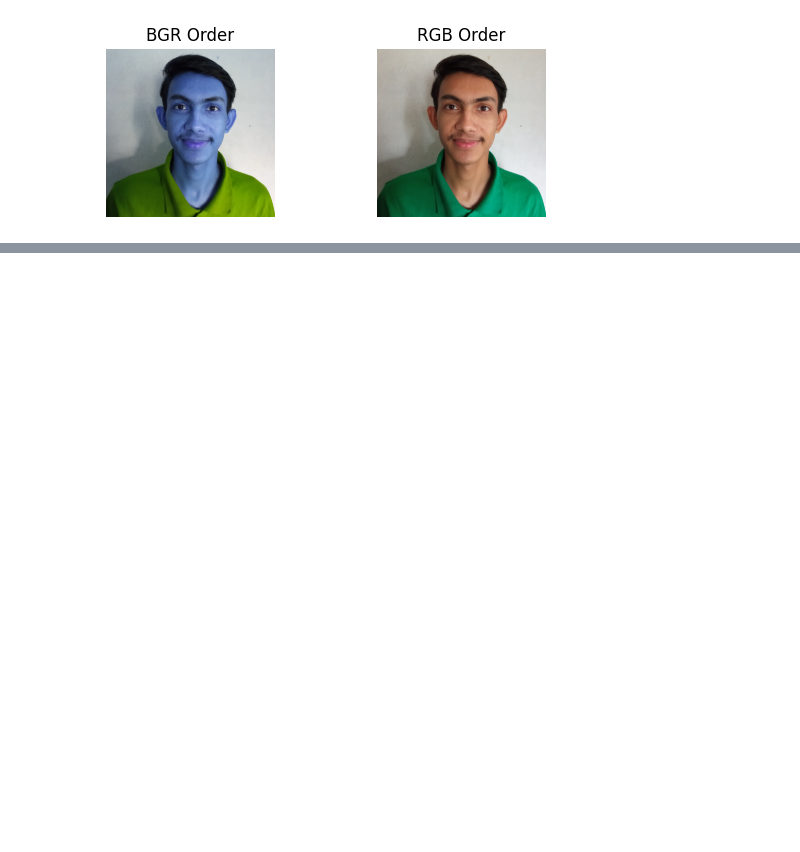
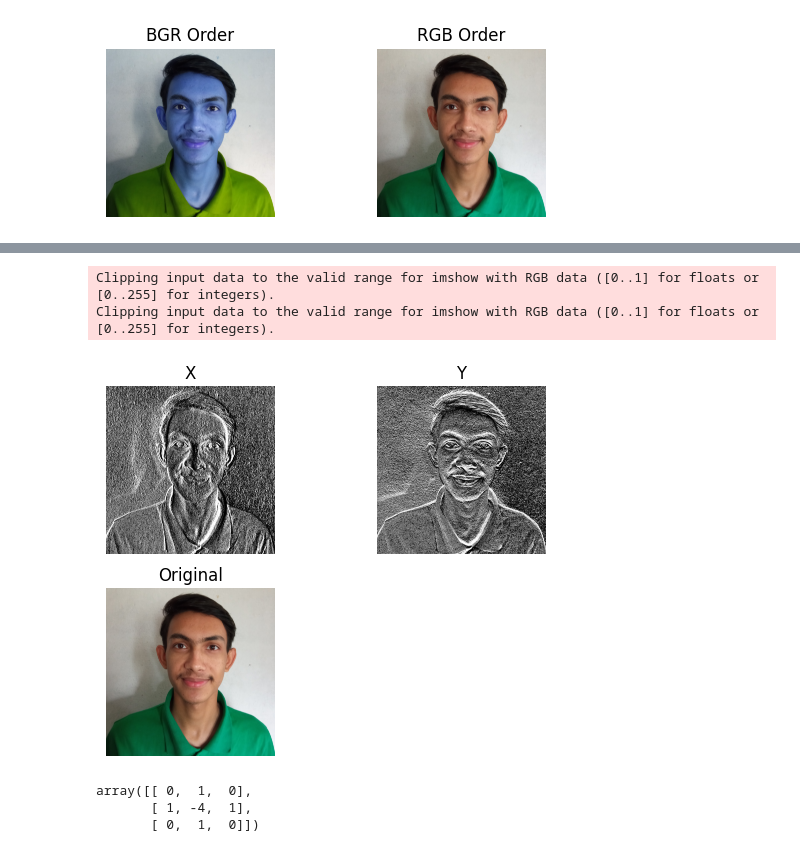
Before and after one commit to Arktetra/improc, a Jupyter notebook: notebooks/roshan_lab_1.ipynb, the cells around one changed output, grey strips where cells are left out. Drawn from its saved outputs; the diff is of its cells as text; code cells hidden in the pictures; blank space fills up the shorter version.

Commit message:
add: temp sobel & laplace (bad impl)

```diff
--- a/notebooks/roshan_lab_1.ipynb
+++ b/notebooks/roshan_lab_1.ipynb
@@ -139,0 +166,4 @@ mtpplt.show()
+# %%
+img_path = "../assets/images/rt.jpg"
+org_img = np.array(mtpplt.imread(img_path))
+img = np.dot(org_img[...,:3], [0.2989, 0.5870, 0.1140])
@@ -139,0 +198,41 @@ mtpplt.show()
+# %%
+def get_rgb(gray: np.ndarray) -> np.ndarray:
+    rgb = np.zeros((gray.shape[0], gray.shape[1], 3))
+
+    for i, row in enumerate(gray):
+        for j, col in enumerate(row):
+            rgb[i][j] = [gray[i, j], gray[i, j], gray[i, j]]
+
+    return rgb
+# %%
+xsobel_result = conv2d(img, sobel_x)
+xsobel_result = get_rgb(xsobel_result)
+ysobel_result = conv2d(img, sobel_y)
+ysobel_result = get_rgb(ysobel_result)
+# %%
+mtpplt.figure()
+mtpplt.subplot(2, 2, 1)
+mtpplt.axis('off')
+mtpplt.title("X")
+mtpplt.imshow(xsobel_result, cmap="gray")
+
+mtpplt.subplot(2, 2, 2)
+mtpplt.axis('off')
+mtpplt.title("Y")
+mtpplt.imshow(ysobel_result, cmap="gray")
+
+mtpplt.subplot(2, 2, 3)
+mtpplt.axis('off')
+mtpplt.title("Original")
+mtpplt.imshow(org_img)
+
+# to save in output dir
+save_path = "../assets/output/Sobel.png"
+mtpplt.savefig(save_path)
+
+
+mtpplt.show()
+# %% [output]
+Clipping input data to the valid range for imshow with RGB data ([0..1] for floats or [0..255] for integers).
+Clipping input data to the valid range for imshow with RGB data ([0..1] for floats or [0..255] for integers).
+[figure, added]
@@ -139,0 +248,6 @@ mtpplt.show()
+# %%
+laplace_kernel
+# %% [output]
+array([[ 0,  1,  0],
+       [ 1, -4,  1],
+       [ 0,  1,  0]])
```
Also changed, not shown: parts of 8 cells of this notebook.
